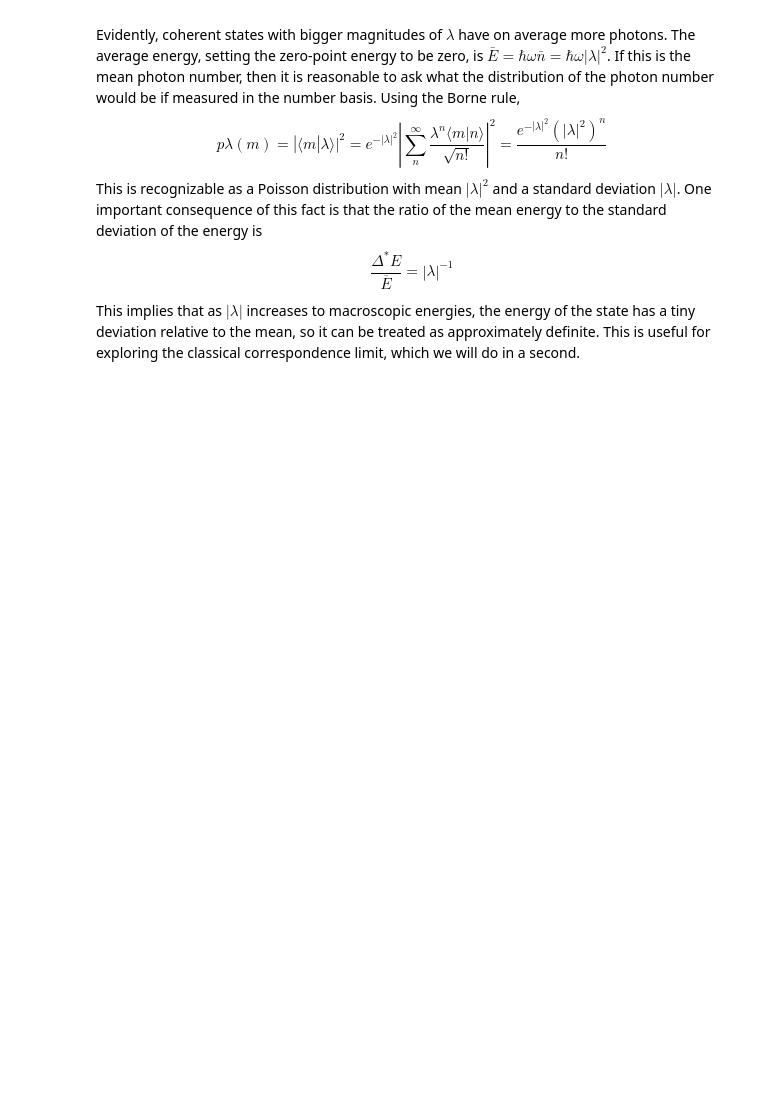
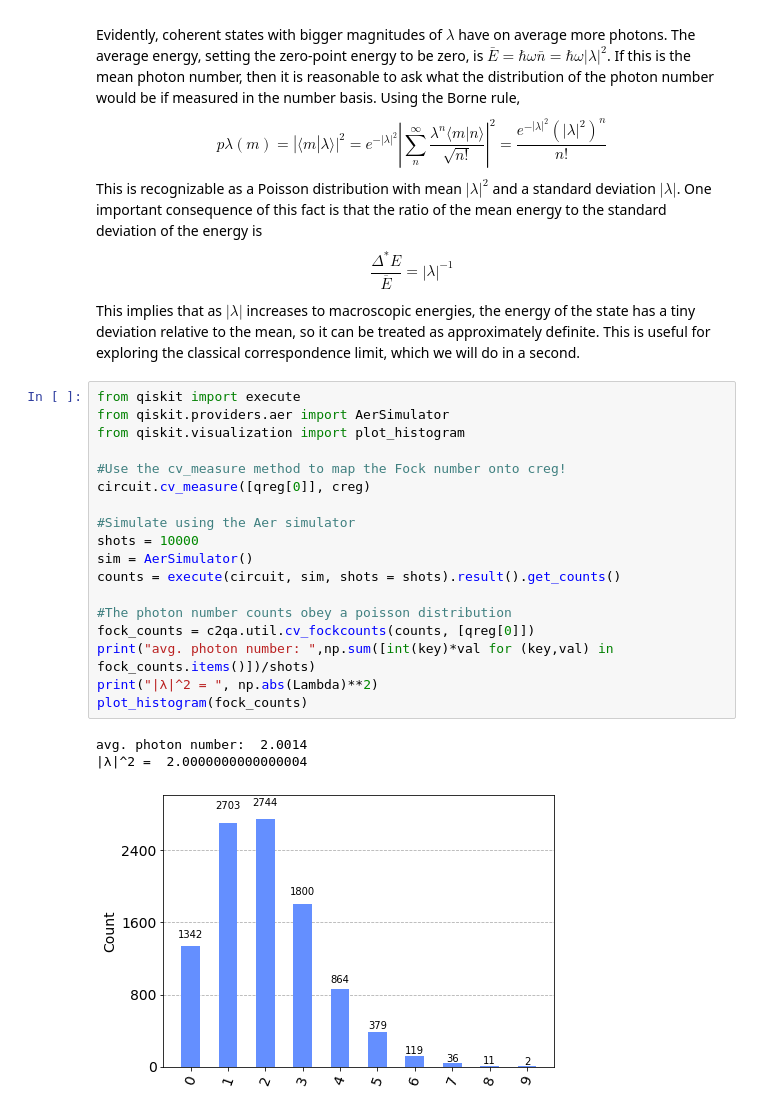
Before and after one commit to benmcdonough20/bosonic-qiskit-tutorials, a Jupyter notebook: bosonic_qiskit_textbook/3. coherent_states.ipynb, the cells around one changed output. Drawn from its saved outputs; the diff is of its cells as text; blank space fills up the shorter version.

```diff
--- a/bosonic_qiskit_textbook/3. coherent_states.ipynb
+++ b/bosonic_qiskit_textbook/3. coherent_states.ipynb
@@ -31,6 +55,28 @@ $$
 \frac{\Delta^\ast E}{\overline E} = |\lambda|^{-1}
 $$
 This implies that as $|\lambda|$ increases to macroscopic energies, the energy of the state has a tiny deviation relative to the mean, so it can be treated as approximately definite. This is useful for exploring the classical correspondence limit, which we will do in a second.
+# %%
+from qiskit import execute
+from qiskit.providers.aer import AerSimulator
+from qiskit.visualization import plot_histogram
+
+#Use the cv_measure method to map the Fock number onto creg!
+circuit.cv_measure([qreg[0]], creg)
+
+#Simulate using the Aer simulator
+shots = 10000
+sim = AerSimulator()
+counts = execute(circuit, sim, shots = shots).result().get_counts()
+
+#The photon number counts obey a poisson distribution
+fock_counts = c2qa.util.cv_fockcounts(counts, [qreg[0]])
+print("avg. photon number: ",np.sum([int(key)*val for (key,val) in fock_counts.items()])/shots)
+print("|λ|^2 = ", np.abs(Lambda)**2)
+plot_histogram(fock_counts)
+# %% [output]
+avg. photon number:  2.0014
+|λ|^2 =  2.0000000000000004
+[figure, added]
 # %% [markdown]
 ## Vanishing overlap
 So far, we have only explored the orthonormal sets of eigenkets of $\hat x$ and $\hat n$. The orthonormality of these kets is implied by the fact that both $\hat x$ and $\hat n$ are Hermitian, i.e. $[\hat x, \hat x^\dagger] = 0$ and $[\hat n, \hat n^\dagger]=0$. However $[a,a^\dagger]=1$, so $a$ does not have an orthonormal eigenbasis. If two coherent states $|\theta\rangle$, $|\lambda\rangle$ are not orthogonal, then they have some non-trivial inner product. For simplicity, take $|\lambda\rangle$ and $|\theta\rangle$ to be two coherent states where both $\lambda$ and $\theta$ are real.
```
Also changed, not shown: parts of 9 cells of this notebook, 3 other files.
